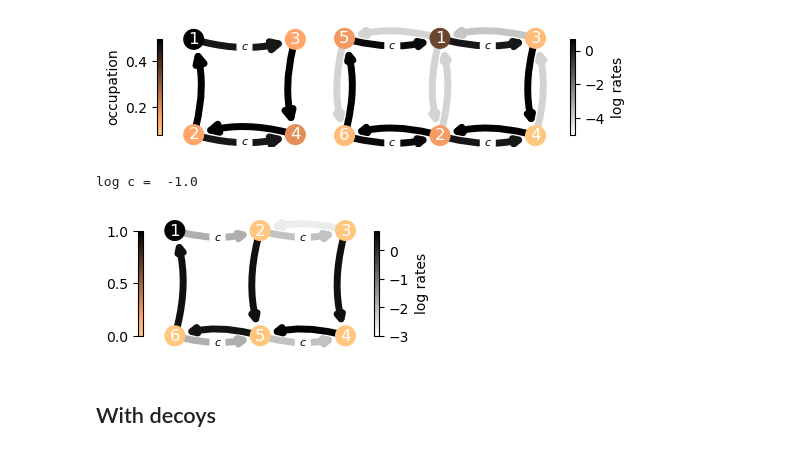
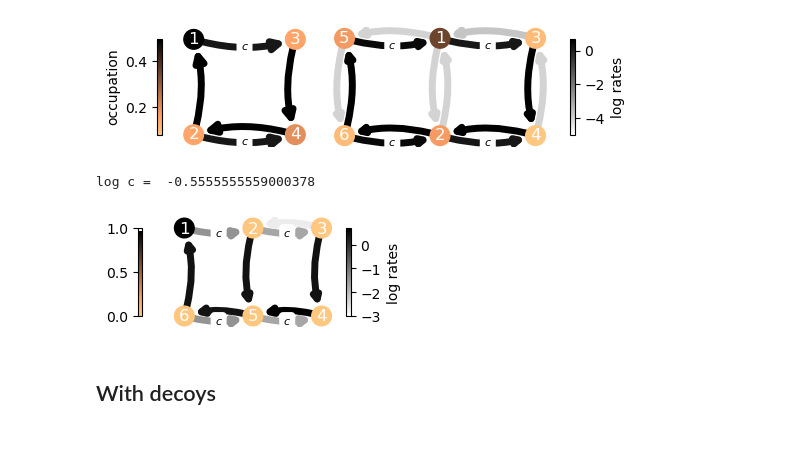
Before and after one commit to ta-rekt/LLROpt.jl, a Jupyter notebook: development.ipynb, the cells around one changed output. Cells and saved outputs as stored; diff of their text form; code cells hidden in the pictures.

Commit message:
sexy plots of max FIR at various w's and g's

```diff
--- a/development.ipynb
+++ b/development.ipynb
@@ -2909,3 +2943,11 @@ ax.plot(pons, tbs)
+# %%
+date = 20250505
+dirname = '{}/.julia/dev/LLROpt/plots/{}'.format(os.environ["HOME"], date)
+
+if not os.path.exists(dirname):
+    os.makedirs(dirname)
+
+fig.savefig('{}/.julia/dev/LLROpt/plots/{}/fir-vs-specificity.pdf'.format(os.environ["HOME"], date))
 # %% [markdown]
 # Multiple binding sites
 # %% [markdown]
@@ -5653,0 +5696,2 @@ ax.legend()
+# %%
+k = 32
@@ -5880,16 +5992,17 @@ cbarr = plt.colorbar(plt.cm.ScalarMappable(norm=norm, cmap=plt.cm.gray.reversed(
 log c1 =  1.238095253445461
 log c2 =  1.238095253445461
 [figure]
+# %%
+k = 32
 # %%
 importlib.reload(plot)
 
-k = 28
-
 dirname = '20250109/2bs-ir-c-c0-m4-p3'
+# dirname = "20250505/2bs-fir-c-run1"
 ncpus = 16
 nedges2 = 10
 figsize = (5.8,3.5)
-data, params = get_data(dirname, "acc")
+data, params = utils.get_data(dirname, "acc")
 
 c2 = data[k][nedges2+1]
 logrates = data[k][:nedges2]
@@ -5918,35 +6031,35 @@ Q = utils.build_mat(we2_lin, ie2, c2)
 pss = ctmc.P_ss(Q)
 G = nx.Graph()
 G.add_edges_from(edges)
 colors2 = [pss[int(i)] for i in G.nodes()]
 minprob = min(colors2)
 maxprob = max(colors2)
 node_labels2 = dict(zip(range(6), [2,5,3,4,1,6]))
 
 fig, ax, G = plot.draw_circuit(we2, ie2, dims=(3.3,1.4), node_size=200, arrsize=10,
                                nodefsize=12, node_color=colors2, colorbar=False,
                                node_labels=node_labels2, edge_cmap=plt.cm.gray.reversed(),
                                node_cmap=plt.cm.copper.reversed(), edgefsize=8, bottom_set=[5,1,3])
 print("log c = ", np.log10(c2))
 
 ax.set_axis_off()
 norm = Normalize(minprob, maxprob)
 cbar = plt.colorbar(plt.cm.ScalarMappable(norm=norm, cmap=plt.cm.copper.reversed()),
              ax=ax, location="left", shrink=0.8)
 
 # cbar.set_ticks(ticks=[-8, -4, 0])
 cbar.set_ticks(ticks=[0.0, 0.5, 1.0])
 # ax.text(-0.64, -0.1, r"$c_0 = 10^{-1}$", fontsize=11)
 # ax.text(0.25, -0.45, r"(c)", fontsize=18)
 
 norm = Normalize(minrate, maxrate)
 cbarr = plt.colorbar(plt.cm.ScalarMappable(norm=norm, cmap=plt.cm.gray.reversed()),
              ax=ax, label="log rates", location="right", shrink=0.8)
 
 cbarr.set_ticks(ticks=range(int(minrate), int(maxrate) + 1, 1))
 # %% [output]
-log c =  -1.0
+log c =  -0.5555555559000378
-[figure, old version]
+[figure, new version]
 # %%
 date = 20250111
 dirname = '{}/.julia/dev/LLROpt/plots/{}'.format(os.environ["HOME"], date)
```
Also changed, not shown: parts of 13 cells of this notebook, 4 other files.
